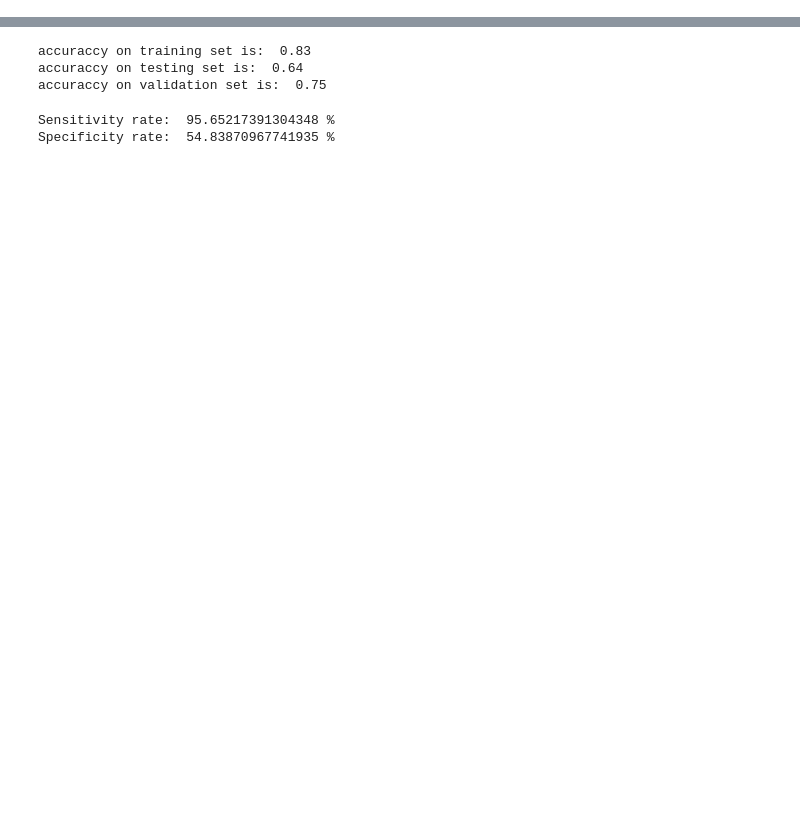
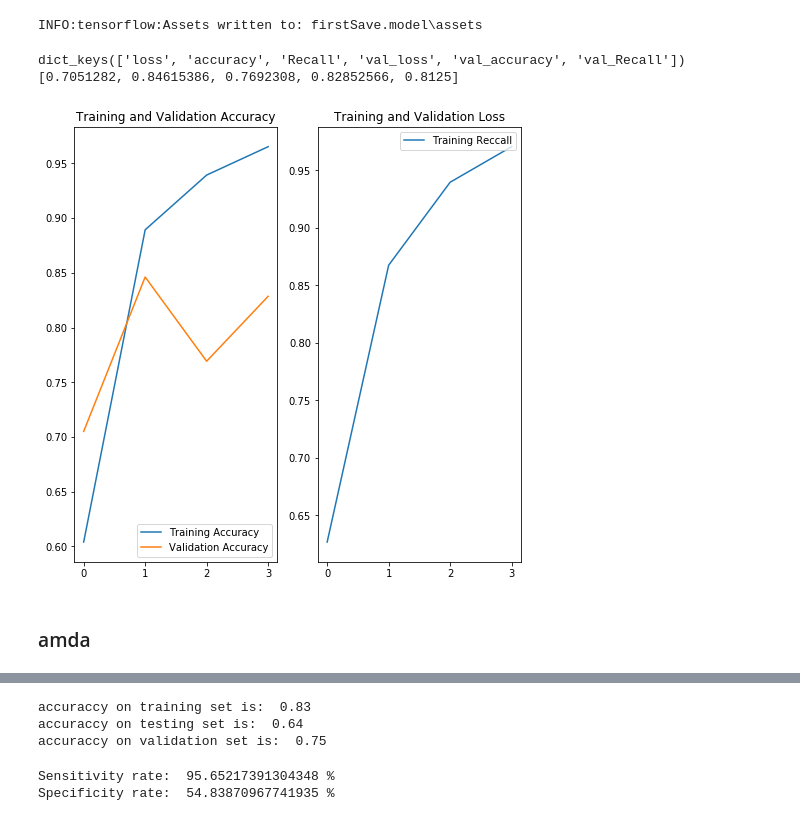
Before and after one commit to SimionFlorin/pneumonia-detection, a Jupyter notebook: parameterTraining.ipynb, the cells around one changed output, grey strips where cells are left out. Saved outputs shown, nothing was run; the diff lists cells and outputs as text; code cells hidden in the pictures; blank space fills up the shorter version.

Commit message:
using tensorflow

```diff
--- a/parameterTraining.ipynb
+++ b/parameterTraining.ipynb
@@ -49,7 +41,7 @@ valid_pneumonia_data_files = get_all_jpeg_files_paths(valid_pneumonia_data_dir)
 # %%
 print(len(train_normal_data_files))
 print(len(train_pneumonia_data_files))
-image = img.imread(train_normal_data_files[0])
+image = img.imread(train_normal_data_files[1])
 pneumonia_image = img.imread(train_pneumonia_data_files[0])
 print(image.shape)
 print(image.shape)
@@ -193,5 +147,5 @@ print(pneumonia_train_data.shape)
 print(SIZE)
 all_train_data = np.dstack((normal_train_data,pneumonia_train_data))
 print(all_train_data.shape)
-all_train_data = flatten(all_train_data)
+# all_train_data = flatten(all_train_data)
 print(all_train_data.shape)
@@ -275,0 +246,6 @@ Total time elapsed: 00:00:00
+# %%
+model.compile(optimizer='adam',
+              loss='binary_crossentropy',
+              metrics=['accuracy','Recall'])
+
+model.summary()
@@ -275,0 +270,10 @@ Total time elapsed: 00:00:00
+# %%
+history = model.fit(
+    np.float32(all_train_data[:2700]),
+    train_labels[:2700],
+    steps_per_epoch=20,
+    epochs=5,
+    validation_data=(all_test_data,test_labels),
+    shuffle = True,
+#     validation_steps=10
+)
@@ -275,0 +292,37 @@ Total time elapsed: 00:00:00
+# %%
+model.save('firstSave.model')
+# %% [output]
+INFO:tensorflow:Assets written to: firstSave.model\assets
+# %%
+# model = tf.keras.models.load_model('firstSave.model')
+# model.evaluate(all_valid_data)
+# print(np.reshape(all_valid_data,(16,328,264)).shape)
+# model.evaluate(all_test_data,test_labels)
+acc = history.history['accuracy']
+val_acc = history.history['val_accuracy']
+print(history.history.keys())
+print(val_acc)
+
+
+Recall = history.history['Recall']
+val_Recall = history.history['val_Recall']
+
+epochs_range = range(4)
+
+plt.figure(figsize=(8, 8))
+plt.subplot(1, 2, 1)
+plt.plot(epochs_range, acc[:4], label='Training Accuracy')
+plt.plot(epochs_range, val_acc[:4], label='Validation Accuracy')
+plt.legend(loc='lower right')
+plt.title('Training and Validation Accuracy')
+
+plt.subplot(1, 2, 2)
+plt.plot(epochs_range, Recall[:4], label='Training Reccall')
+# plt.plot(epochs_range, val_Recall[:4], label='Validation Recall')
+plt.legend(loc='upper right')
+plt.title('Training and Validation Loss')
+plt.show()
+# %% [output]
+dict_keys(['loss', 'accuracy', 'Recall', 'val_loss', 'val_accuracy', 'val_Recall'])
+[0.7051282, 0.84615386, 0.7692308, 0.82852566, 0.8125]
+[figure, added]
@@ -276,3 +374,5 @@ Total time elapsed: 00:00:00
+# %% [markdown]
+### amda
 # %%
 def sigmoid(x):
     return 1/(1+np.exp(-x))
```
Also changed, not shown: parts of 20 cells of this notebook.
